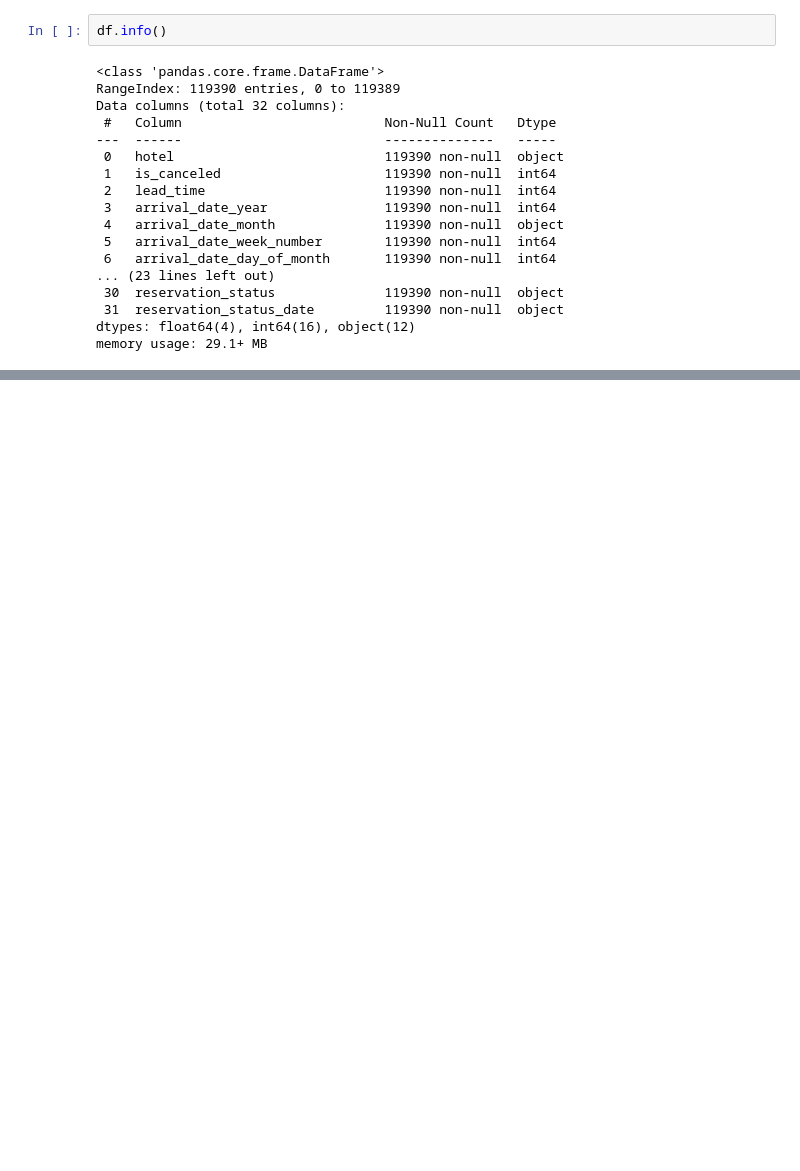
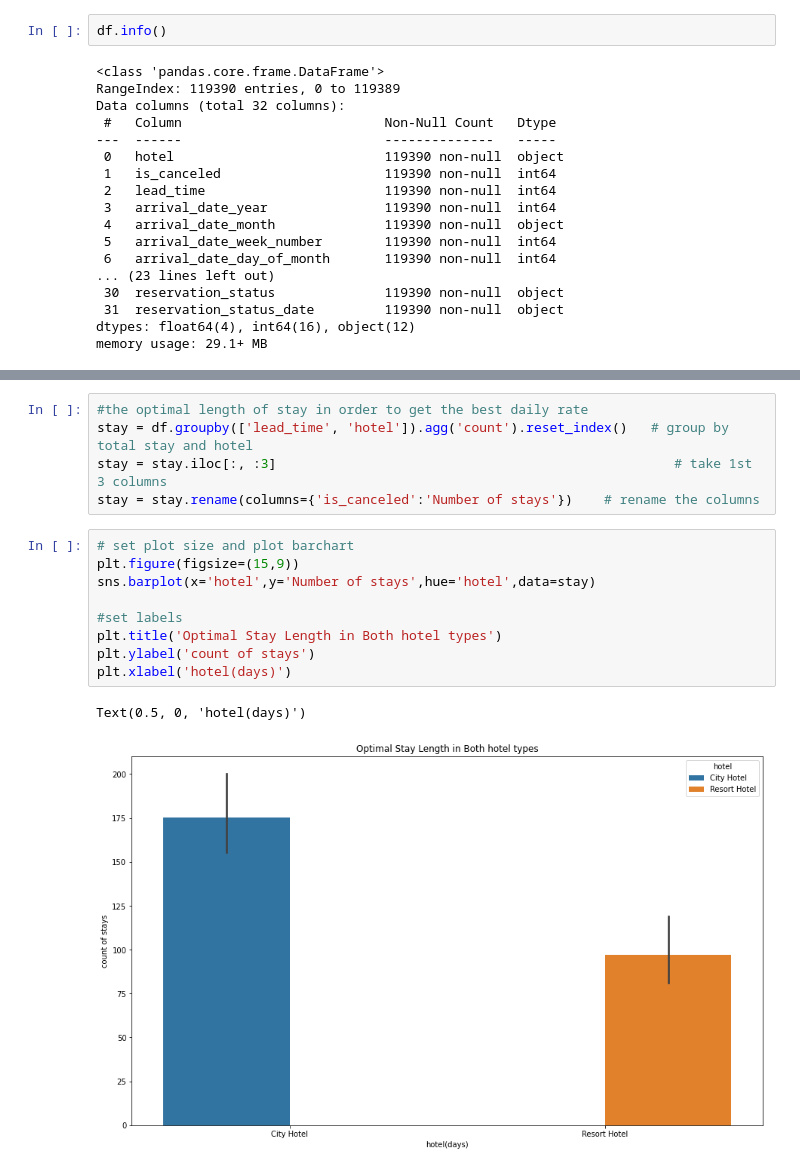
Before and after one commit to SumitAwagan123/hotel-booking-analysis-, a Jupyter notebook: Sumit_Awagan_Hotel_Booking_Analysis_Capstone_Project.ipynb, the cells around one changed output, grey strips where cells are left out. Drawn from its saved outputs; the diff is of its cells as text; blank space fills up the shorter version.

```diff
--- a/Sumit_Awagan_Hotel_Booking_Analysis_Capstone_Project.ipynb
+++ b/Sumit_Awagan_Hotel_Booking_Analysis_Capstone_Project.ipynb
@@ -52,0 +160,17 @@ df
+# %%
+#the optimal length of stay in order to get the best daily rate
+stay = df.groupby(['lead_time', 'hotel']).agg('count').reset_index()   # group by total stay and hotel
+stay = stay.iloc[:, :3]                                                   # take 1st 3 columns
+stay = stay.rename(columns={'is_canceled':'Number of stays'})    # rename the columns
+# %%
+# set plot size and plot barchart
+plt.figure(figsize=(15,9))
+sns.barplot(x='hotel',y='Number of stays',hue='hotel',data=stay)
+
+#set labels
+plt.title('Optimal Stay Length in Both hotel types')
+plt.ylabel('count of stays')
+plt.xlabel('hotel(days)')
+# %% [output]
+Text(0.5, 0, 'hotel(days)')
+[figure, added]
```
Also changed, not shown: parts of 14 cells of this notebook.
